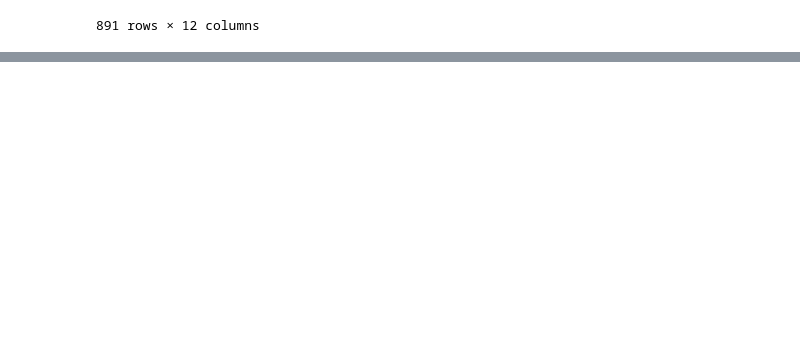
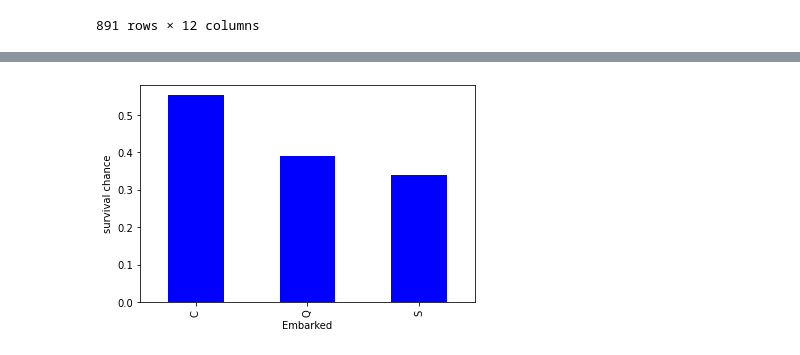
Before and after one commit to Ash1601/yit-ml-internship-assignment-1, a Jupyter notebook: Untitled.ipynb, the cells around one changed output, grey strips where cells are left out. Cells and saved outputs as stored; diff of their text form; code cells hidden in the pictures; blank space fills up the shorter version.

```diff
--- a/Untitled.ipynb
+++ b/Untitled.ipynb
@@ -20,0 +106,2 @@ df
+# %%
+ df['Embarked'].fillna('S', inplace=True)
@@ -20,0 +112,4 @@ df
+# %%
+
+passenger_emb=df.groupby(['Embarked']).mean()
+passenger_emb
@@ -20,0 +122,7 @@ df
+# %%
+
+passenger_emb['Survived'].plot.bar(color='b')
+plt.ylabel("survival chance")
+plt.show()
+# %% [output]
+[figure, added]
```
Also changed, not shown: parts of 33 cells of this notebook.
